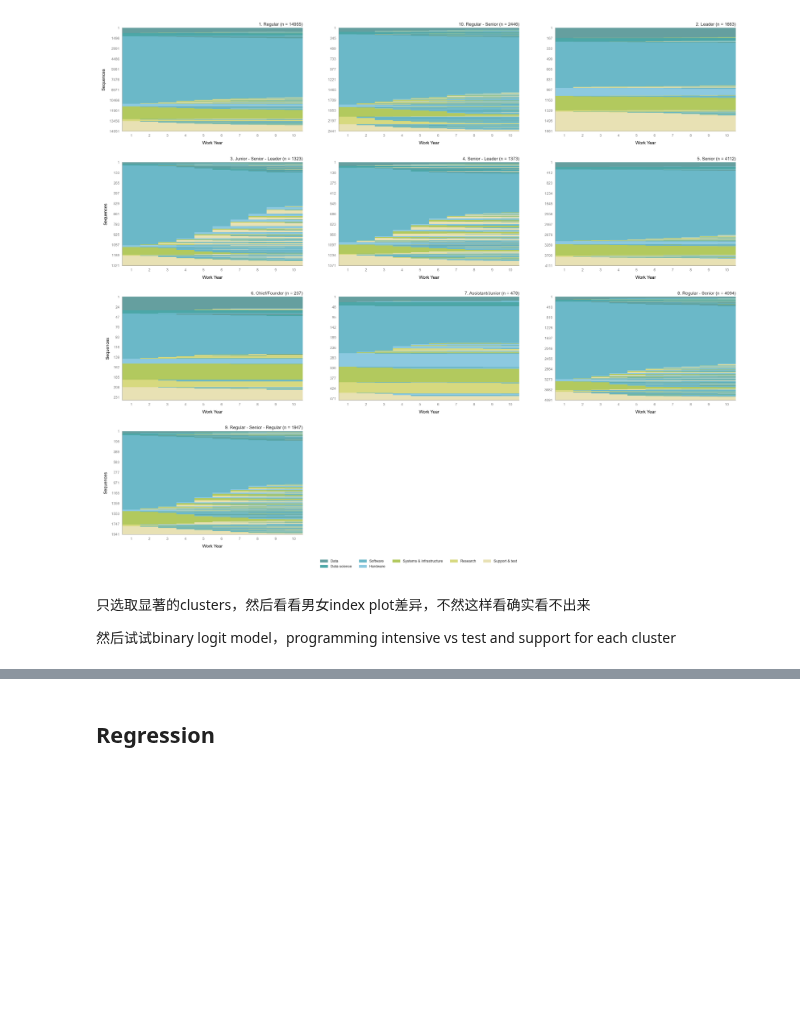
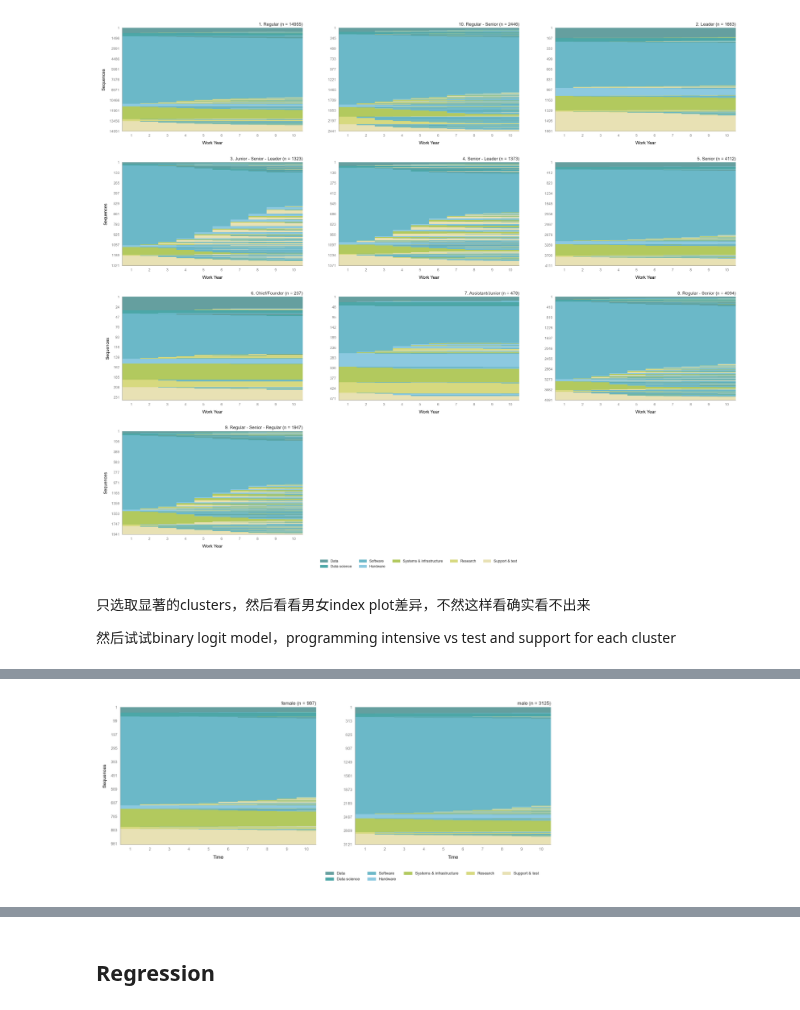
Before and after one commit to sdaza/Sequenzo, a Jupyter notebook: original_datasets_and_cleaning/qiqi/250814_multidomain/250814.ipynb, the cells around one changed output, grey strips where cells are left out. Drawn from its saved outputs; the diff is of its cells as text; code cells hidden in the pictures; blank space fills up the shorter version.

```diff
--- a/original_datasets_and_cleaning/qiqi/250814_multidomain/250814.ipynb
+++ b/original_datasets_and_cleaning/qiqi/250814_multidomain/250814.ipynb
@@ -547,0 +577,24 @@ plot_sequence_index(seqdata=occupation_sequence,
+# %%
+# Create SequenceData for cluster_5_occupation_df
+
+# Occupation sequence data
+time_cols = [str(i) for i in range(1, 11)]
+state_list = ['Data', 'Data science', 'Software', 'Hardware', 'Systems & infrastructure', 'Research', 'Support & test']
+
+cluster_5_occupation_sequence = SequenceData(
+    data=cluster_5_occupation_df,
+    id_col="worker_id",
+    time=time_cols,
+    states=state_list,
+    time_type="age",
+    custom_colors = [
+"#659F9F",  # Data（深青灰）
+    "#4CA7A7",  # Data（清透青绿）
+    "#6BB8C8",  # 过渡（亮湖蓝）
+    "#8CC9E0",  # Data science（天蓝）
+    "#B2C95E",  # Software（亮黄绿）
+    "#D7D97F",  # 过渡（浅黄绿）
+    "#E8E1B4",  # Hardware（暖米黄）
+    # "#E2EEF6",  # Research/Support & test（浅灰蓝）
+]
+)
@@ -547,0 +608,10 @@ plot_sequence_index(seqdata=occupation_sequence,
+# %%
+# Index plot by gender
+
+plot_sequence_index(seqdata=cluster_5_occupation_sequence,
+                    id_group_df=cluster_5_occupation_df,
+                    categories='gender',
+                    # save_as='cluster_10_index_plot_seniority'
+                    )
+# %% [output]
+[figure, added]
```
Also changed, not shown: parts of 13 cells of this notebook, 15 other files.
